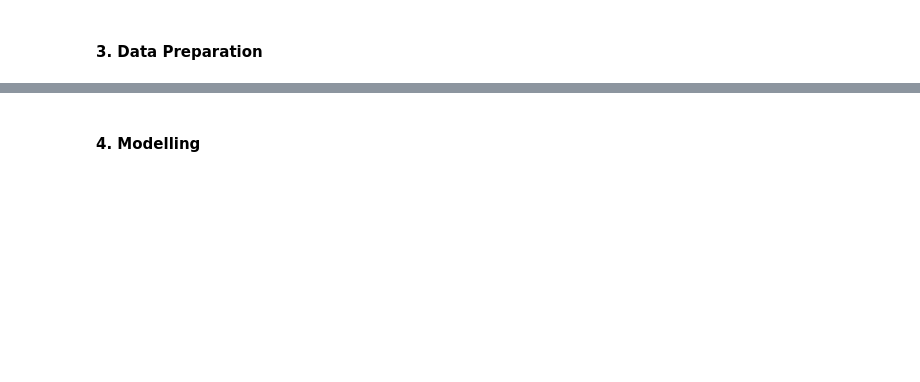
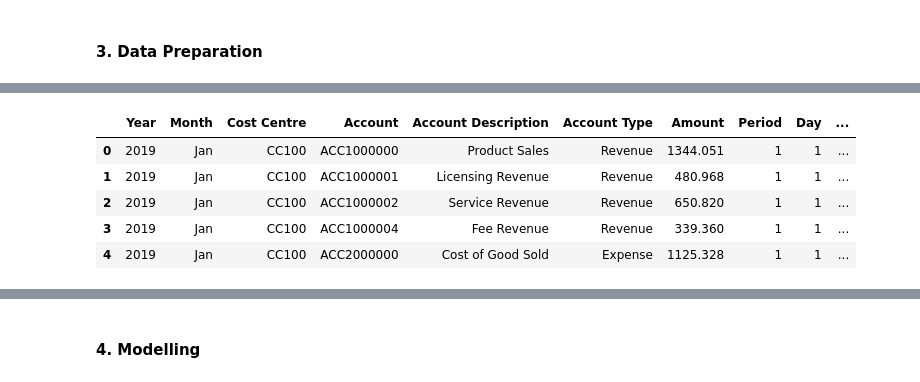
Before and after one commit to Daremitsu1/Full-Stack-Machine-Learning, a Jupyter notebook: Regression Model.ipynb, the cells around one changed output, grey strips where cells are left out. Cells and saved outputs as stored; diff of their text form; code cells hidden in the pictures; blank space fills up the shorter version.

```diff
--- a/Regression Model.ipynb
+++ b/Regression Model.ipynb
@@ -354,0 +421,2 @@ df[df['Account'] == 30000000]
+# %%
+df = df[df['Account']!=3000001]
@@ -354,0 +444,11 @@ df[df['Account'] == 30000000]
+# %%
+df['Account'] = 'ACC' + df['Account'].astype(str)
+# %%
+df.head()
+# %% [output]
+|  | Year | Month | Cost Centre | Account | Account Description | Account Type | Amount | Period | Day | ... |
+| 0 | 2019 | Jan | CC100 | ACC1000000 | Product Sales | Revenue | 1344.051 | 1 | 1 | ... |
+| 1 | 2019 | Jan | CC100 | ACC1000001 | Licensing Revenue | Revenue | 480.968 | 1 | 1 | ... |
+| 2 | 2019 | Jan | CC100 | ACC1000002 | Service Revenue | Revenue | 650.820 | 1 | 1 | ... |
+| 3 | 2019 | Jan | CC100 | ACC1000004 | Fee Revenue | Revenue | 339.360 | 1 | 1 | ... |
+| 4 | 2019 | Jan | CC100 | ACC2000000 | Cost of Good Sold | Expense | 1125.328 | 1 | 1 | ... |
```
Also changed, not shown: parts of 49 cells of this notebook.
